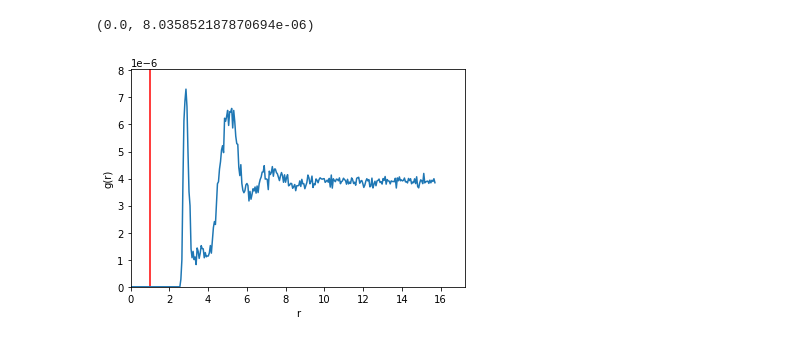
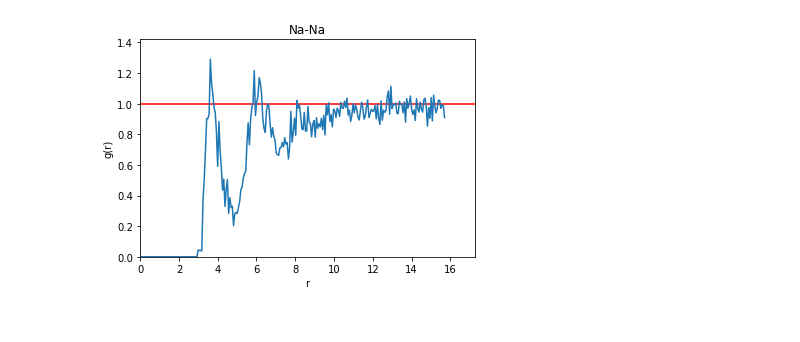
Before and after one commit to iasonq/lab-comphys-statmech-2, a Jupyter notebook: rdf.ipynb, the cells around one changed output. Drawn from its saved outputs; the diff is of its cells as text; code cells hidden in the pictures.

```diff
--- a/rdf.ipynb
+++ b/rdf.ipynb
@@ -71,2 +94,0 @@ data, cell, bins, ngr, delg, g, npart, chunk = data_init()
-# %%
-g, ngr = rdf(g, ngr, cell, data, delg, npart, chunk)
@@ -78,12 +95,21 @@ plt.plot(g)
-# %%
-g, r = grdf(g, ngr, bins, npart, cell)
+# %%
+def main_fuc(pair, n=300):
+    data, cell, bins, ngr, delg, g, npart, chunk = data_init(n)
+    g, ngr = rdf(g, ngr, cell, data, delg, npart, chunk, pair)
+    g, r = grdf(g, delg, ngr, bins, cell, pair)
+    return g, r
 # %%
-plt.plot(r, g)
-plt.xlabel('r')
-plt.vlines(1, 0, 2*np.max(g), colors="red")
-plt.ylabel('g(r)')
-plt.xlim( (0, np.max(r)*1.1) )
-plt.ylim( (0, np.max(g)*1.1) )
+def plt_grdf(g, r):
+    plt.plot(r, g)
+    plt.title(pairing[pair])
+    plt.xlabel('r')
+    plt.hlines(1, 0, 2*np.max(r), colors="red")
+    plt.ylabel('g(r)')
+    plt.xlim( (0, np.max(r)*1.1) )
+    plt.ylim( (0, np.max(g)*1.1) )
-# %% [output]
-(0.0, 8.035852187870694e-06)
-[figure, removed]
+# %%
+pair = 0
+g0, r0 = main_fuc(pair, 250)
+plt_grdf(g0, r0)
+# %% [output]
+[figure, added]
```
Also changed, not shown: parts of 11 cells of this notebook, 3 other files.
